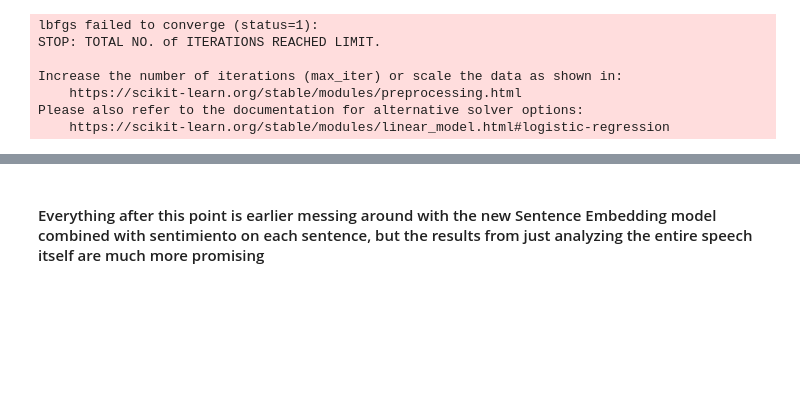
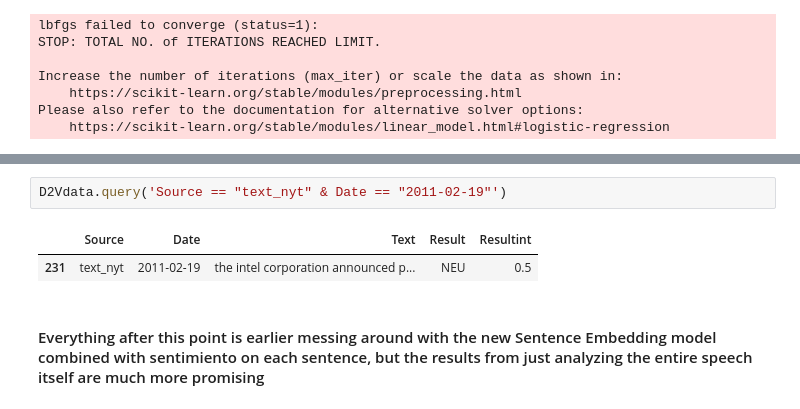
Before and after one commit to pday2/ObamaNLP, a Jupyter notebook: PosNegSentiment.ipynb, the cells around one changed output, grey strips where cells are left out. Drawn from its saved outputs; the diff is of its cells as text; blank space fills up the shorter version.

```diff
--- a/PosNegSentiment.ipynb
+++ b/PosNegSentiment.ipynb
@@ -622,3 +675,8 @@ np.flip(model_d2v.dv.__getitem__(['NEU','POS','NEG'])).shape
+# %%
+D2Vdata.query('Source == "text_nyt" & Date == "2011-02-19"')
+# %% [output]
+|  | Source | Date | Text | Result | Resultint |
+| 231 | text_nyt | 2011-02-19 | the intel corporation announced p... | NEU | 0.5 |
 # %% [markdown]
 #### Everything after this point is earlier messing around with the new Sentence Embedding model combined with sentimiento on each sentence, but the results from just analyzing the entire speech itself are much more promising
 # %%
```
Also changed, not shown: parts of 14 cells of this notebook.
